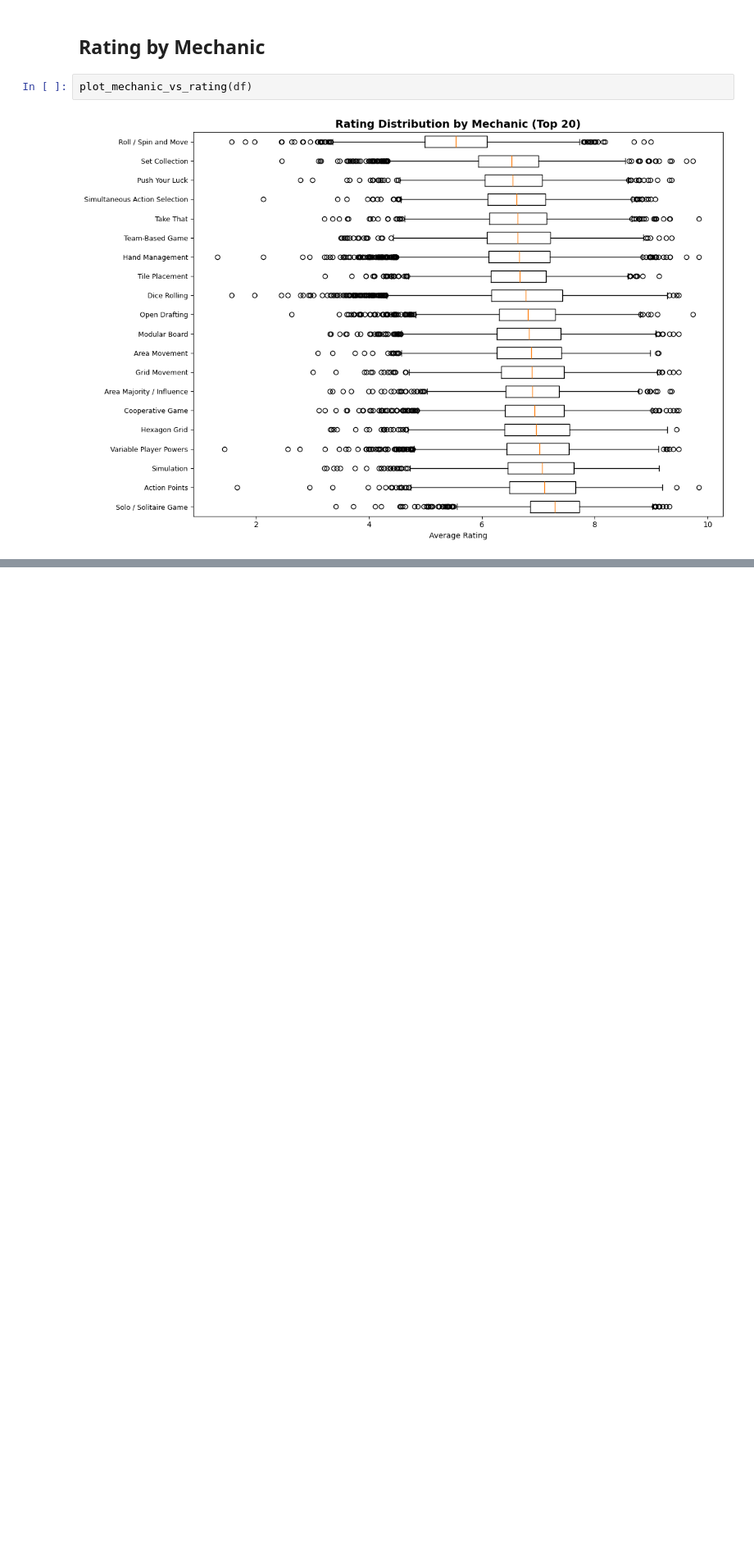
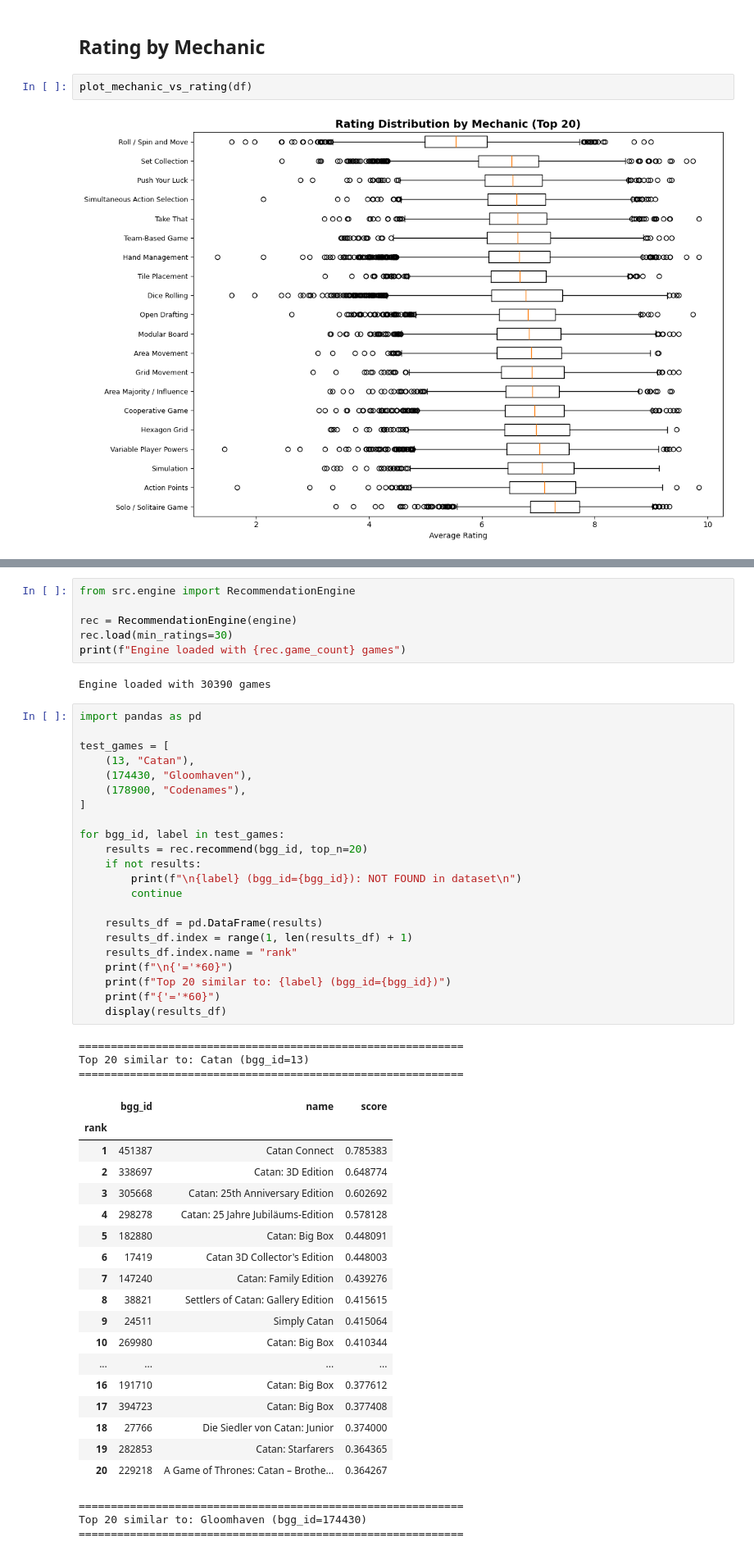
Before and after one commit to sgrumo/bgg-reccomendation-system, a Jupyter notebook: recommender/explore.ipynb, the cells around one changed output, grey strips where cells are left out. Shown at 82% size. Saved outputs shown, nothing was run; the diff lists cells and outputs as text; blank space fills up the shorter version.

```diff
--- a/recommender/explore.ipynb
+++ b/recommender/explore.ipynb
@@ -66,0 +74,55 @@ plot_mechanic_vs_rating(df)
+# %%
+from src.engine import RecommendationEngine
+
+rec = RecommendationEngine(engine)
+rec.load(min_ratings=30)
+print(f"Engine loaded with {rec.game_count} games")
+# %% [output]
+Engine loaded with 30390 games
+# %%
+import pandas as pd
+
+test_games = [
+    (13, "Catan"),
+    (174430, "Gloomhaven"),
+    (178900, "Codenames"),
+]
+
+for bgg_id, label in test_games:
+    results = rec.recommend(bgg_id, top_n=20)
+    if not results:
+        print(f"\n{label} (bgg_id={bgg_id}): NOT FOUND in dataset\n")
+        continue
+
+    results_df = pd.DataFrame(results)
+    results_df.index = range(1, len(results_df) + 1)
+    results_df.index.name = "rank"
+    print(f"\n{'='*60}")
+    print(f"Top 20 similar to: {label} (bgg_id={bgg_id})")
+    print(f"{'='*60}")
+    display(results_df)
+# %% [output]
+============================================================
+Top 20 similar to: Catan (bgg_id=13)
+============================================================
+|  | bgg_id | name | score |
+| rank |  |  |  |
+| 1 | 451387 | Catan Connect | 0.785383 |
+| 2 | 338697 | Catan: 3D Edition | 0.648774 |
+| 3 | 305668 | Catan: 25th Anniversary Edition | 0.602692 |
+| 4 | 298278 | Catan: 25 Jahre Jubiläums-Edition | 0.578128 |
+| 5 | 182880 | Catan: Big Box | 0.448091 |
+| 6 | 17419 | Catan 3D Collector's Edition | 0.448003 |
+| 7 | 147240 | Catan: Family Edition | 0.439276 |
+| 8 | 38821 | Settlers of Catan: Gallery Edition | 0.415615 |
+| 9 | 24511 | Simply Catan | 0.415064 |
+| 10 | 269980 | Catan: Big Box | 0.410344 |
+| ... | ... | ... | ... |
+| 16 | 191710 | Catan: Big Box | 0.377612 |
+| 17 | 394723 | Catan: Big Box | 0.377408 |
+| 18 | 27766 | Die Siedler von Catan: Junior | 0.374000 |
+| 19 | 282853 | Catan: Starfarers | 0.364365 |
+| 20 | 229218 | A Game of Thrones: Catan – Brothe... | 0.364267 |
+============================================================
+Top 20 similar to: Gloomhaven (bgg_id=174430)
+============================================================
```
Also changed, not shown: parts of 2 cells of this notebook, 2 other files.
